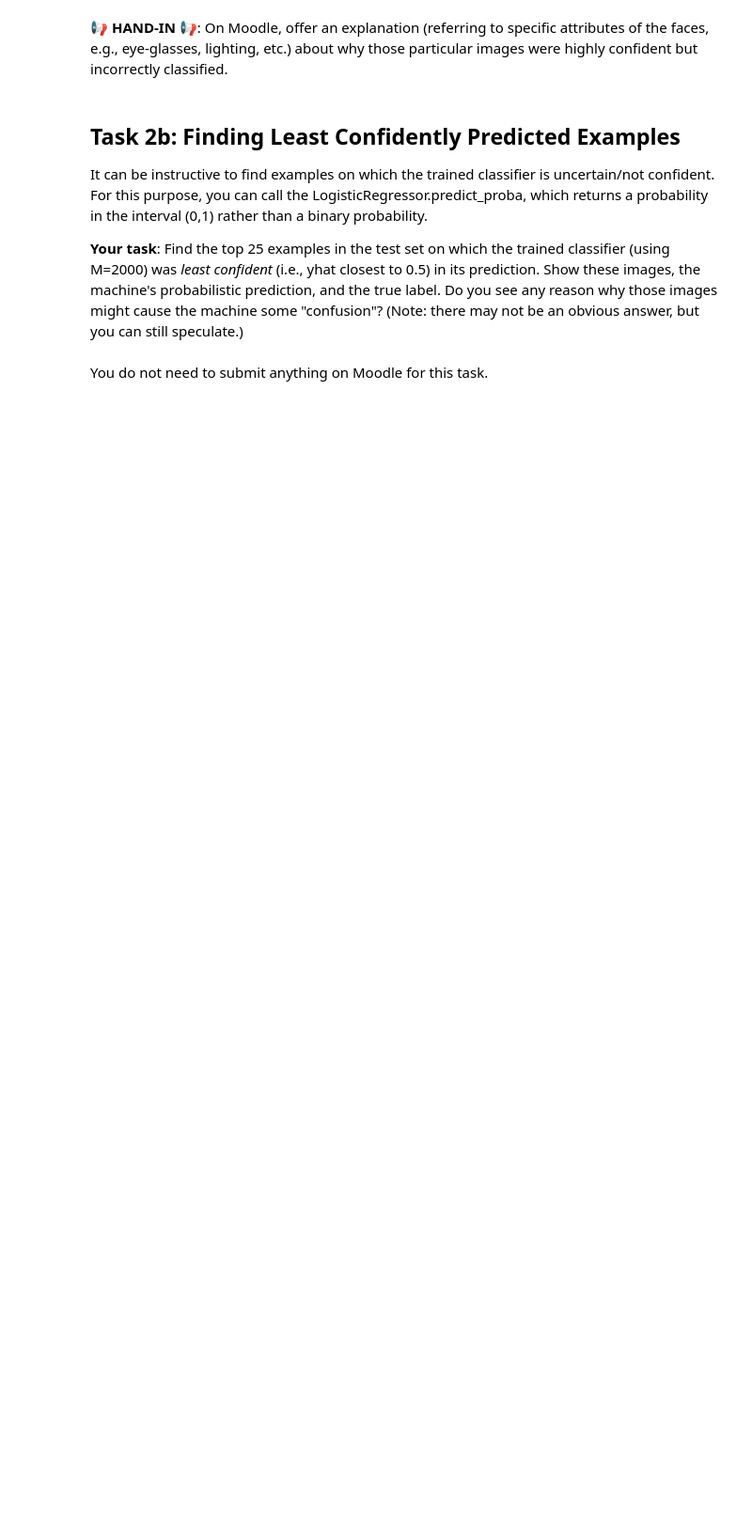
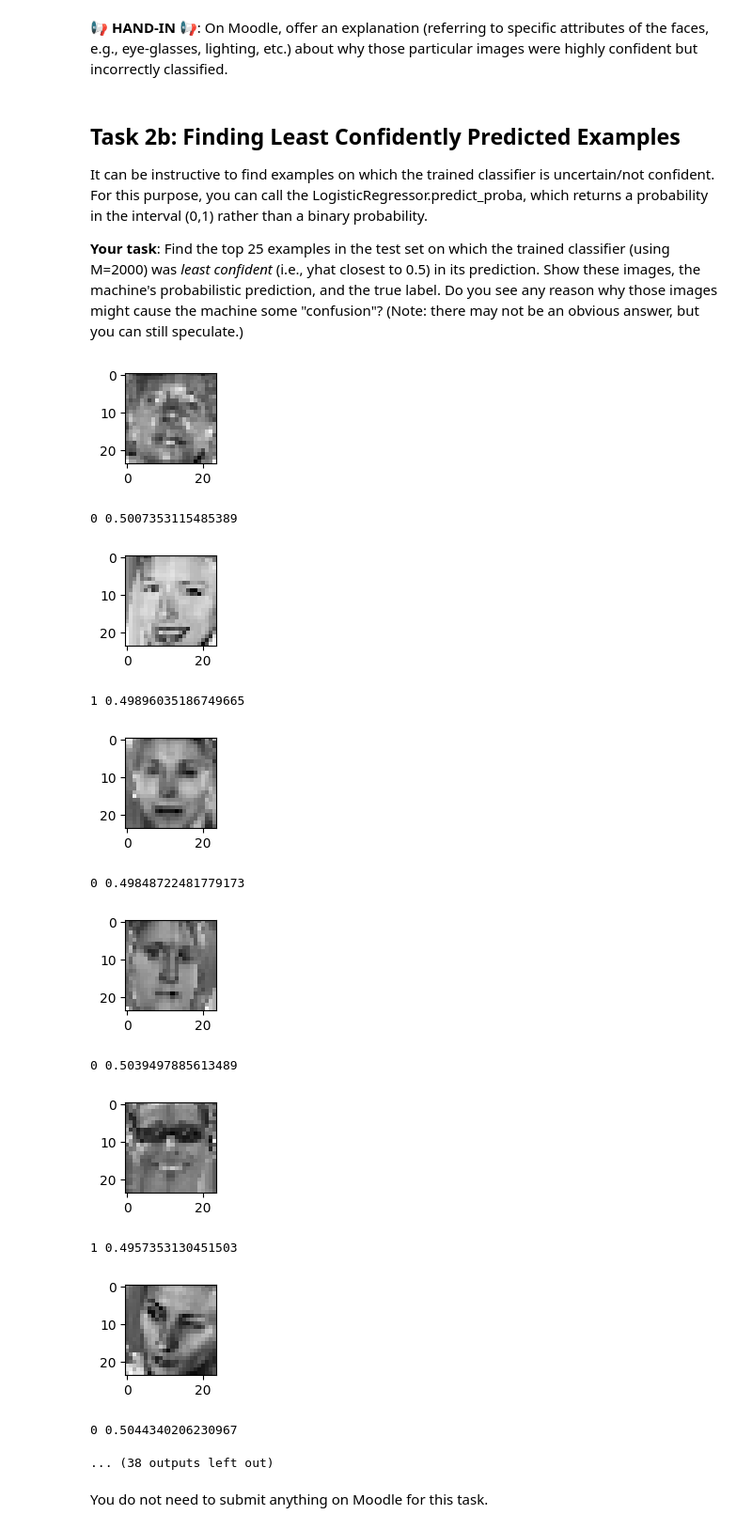
Before and after one commit to VibishekBBW/335-TransferApp, a Jupyter notebook: week4/L04_Logistic_Regression.ipynb, the cells around one changed output. Shown at 94% size. Saved outputs shown, nothing was run; the diff lists cells and outputs as text; code cells hidden in the pictures; blank space fills up the shorter version.

```diff
--- a/week4/L04_Logistic_Regression.ipynb
+++ b/week4/L04_Logistic_Regression.ipynb
@@ -182,3 +201,25 @@ Find the top 25 examples in the test set on which the trained classifier (using
+# %%
+yhat = logisticRegressor.predict_proba(testingFaces)[:, 1]
+
+# TODO: find 25 least confidently predicted examples
+least_confident_idxs = np.argsort(np.abs(yhat - 0.5))[:25]
+
+# Anzeige der Bilder und Wahrscheinlichkeiten
+show(least_confident_idxs)
+# %% [output]
+[figure, added]
+0 0.5007353115485389
+[figure, added]
+1 0.49896035186749665
+[figure, added]
+0 0.49848722481779173
+[figure, added]
+0 0.5039497885613489
+[figure, added]
+1 0.4957353130451503
+[figure, added]
+0 0.5044340206230967
+... (38 outputs left out)
 # %% [markdown]
 You do not need to submit anything on Moodle for this task.
 # %% [markdown]
```
Also changed, not shown: parts of 6 cells of this notebook.
